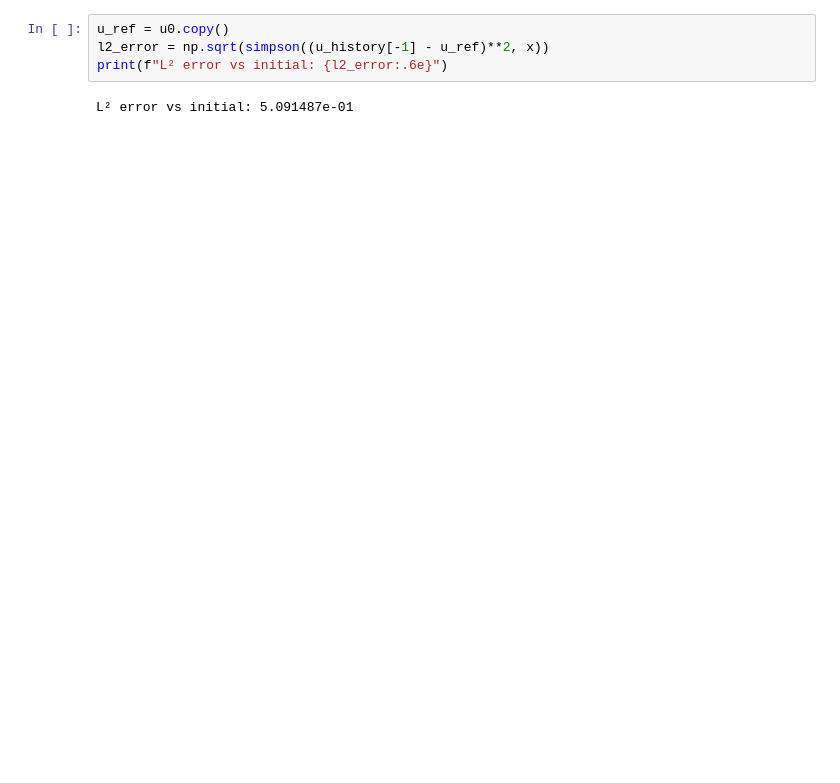
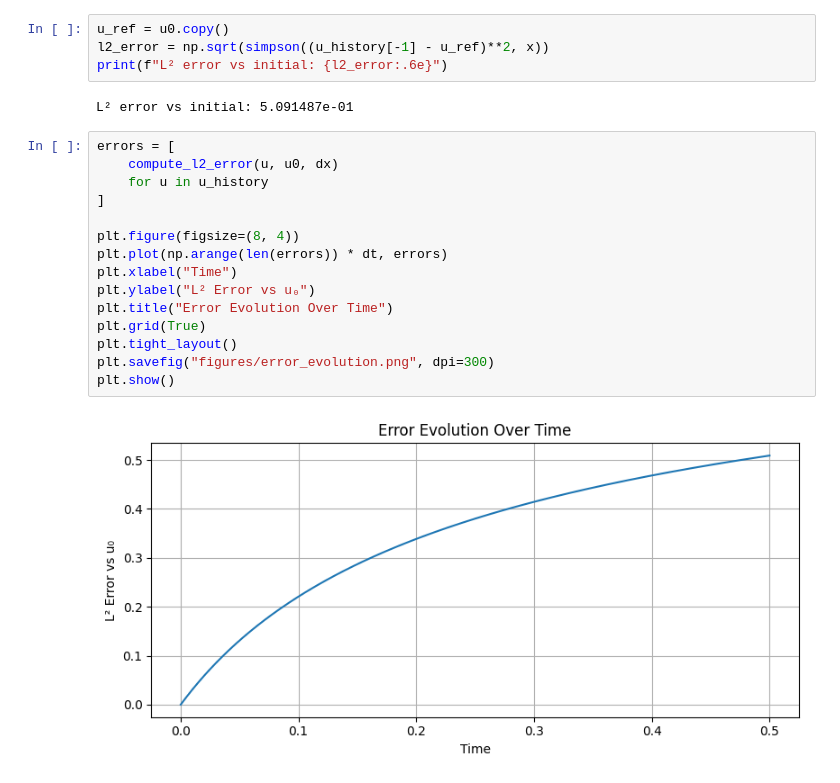
Before and after one commit to rrumabo/utility-sim-tools, a Jupyter notebook: notebooks/demo_heat_1D.ipynb, the cells around one changed output. Saved outputs shown, nothing was run; the diff lists cells and outputs as text; blank space fills up the shorter version.

```diff
--- a/notebooks/demo_heat_1D.ipynb
+++ b/notebooks/demo_heat_1D.ipynb
@@ -34,4 +43,21 @@ l2_error = np.sqrt(simpson((u_history[-1] - u_ref)**2, x))
 print(f"L² error vs initial: {l2_error:.6e}")
 # %% [output]
 L² error vs initial: 5.091487e-01
+# %%
+errors = [
+    compute_l2_error(u, u0, dx)
+    for u in u_history
+]
+
+plt.figure(figsize=(8, 4))
+plt.plot(np.arange(len(errors)) * dt, errors)
+plt.xlabel("Time")
+plt.ylabel("L² Error vs u₀")
+plt.title("Error Evolution Over Time")
+plt.grid(True)
+plt.tight_layout()
+plt.savefig("figures/error_evolution.png", dpi=300)
+plt.show()
+# %% [output]
+[figure, added]
 # %%
```
Also changed, not shown: parts of 5 cells of this notebook, 13 other files.
